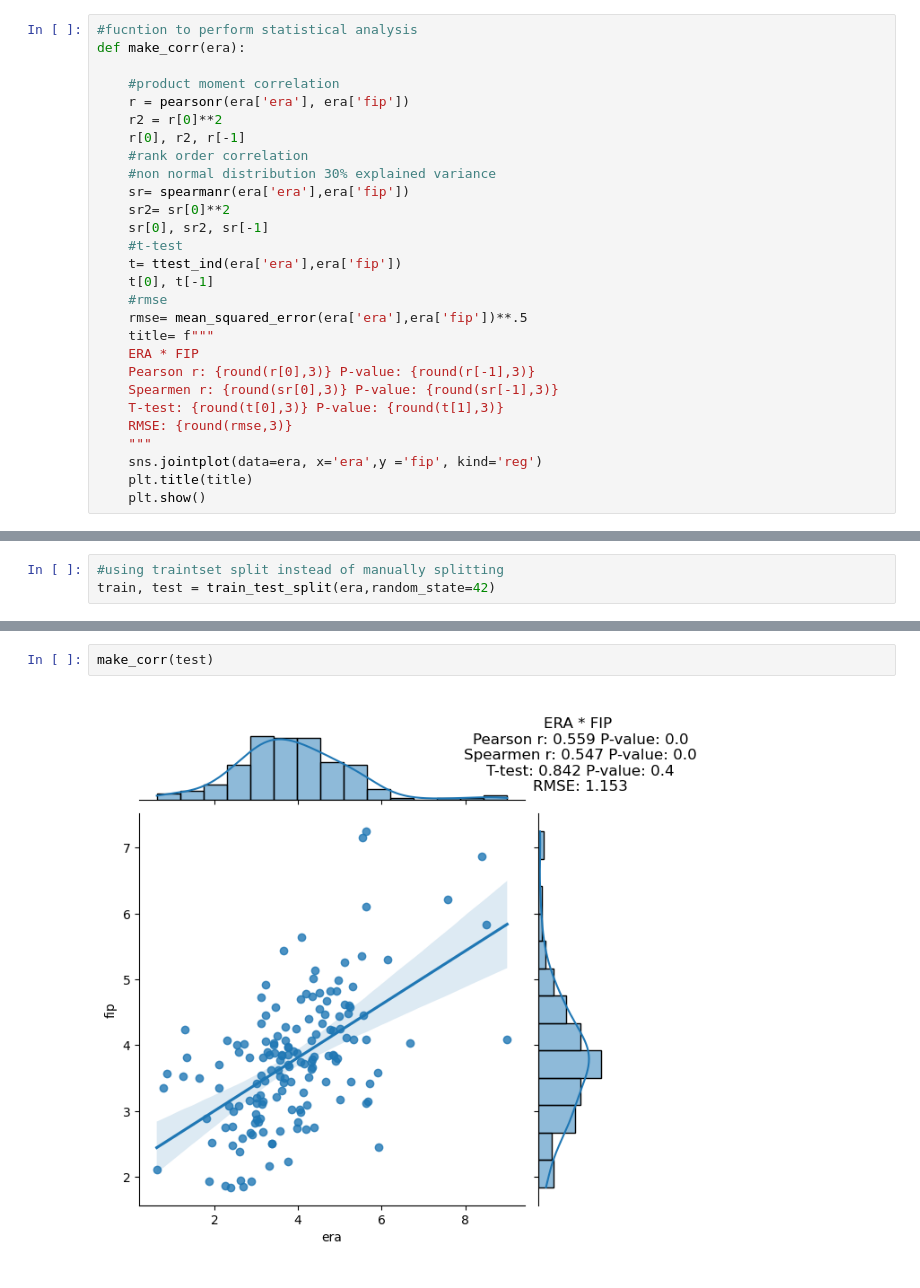
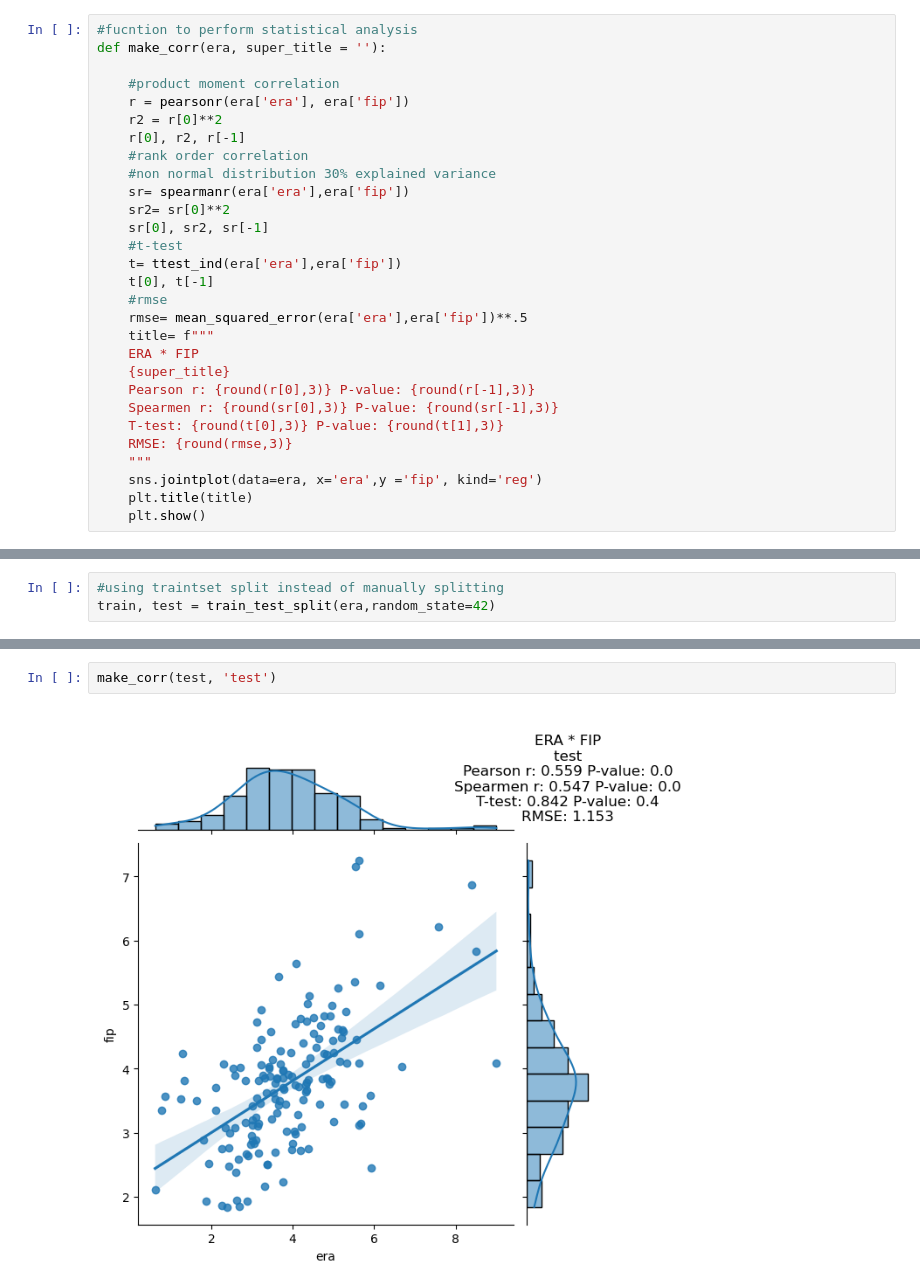
Before and after one commit to DerikVo/Baseball_analysis, a Jupyter notebook: code/BaseBall_general_analysis.ipynb, the cells around one changed output, grey strips where cells are left out. Saved outputs shown, nothing was run; the diff lists cells and outputs as text.

Commit message:
added a few more visuals

```diff
--- a/code/BaseBall_general_analysis.ipynb
+++ b/code/BaseBall_general_analysis.ipynb
@@ -188,7 +188,7 @@ plt.show()
 # visualization
 # %%
 #fucntion to perform statistical analysis
-def make_corr(era):
+def make_corr(era, super_title = ''):
 
     #product moment correlation
     r = pearsonr(era['era'], era['fip'])
@@ -206,6 +206,7 @@ def make_corr(era):
     rmse= mean_squared_error(era['era'],era['fip'])**.5
     title= f"""
     ERA * FIP
+    {super_title}
     Pearson r: {round(r[0],3)} P-value: {round(r[-1],3)}
     Spearmen r: {round(sr[0],3)} P-value: {round(sr[-1],3)}
     T-test: {round(t[0],3)} P-value: {round(t[1],3)}
@@ -228,4 +229,4 @@ make_corr(train)
 # %%
-make_corr(test)
+make_corr(test, 'test')
 # %% [output]
-[figure, old version]
+[figure, new version]
```
Also changed, not shown: parts of 9 cells of this notebook.
